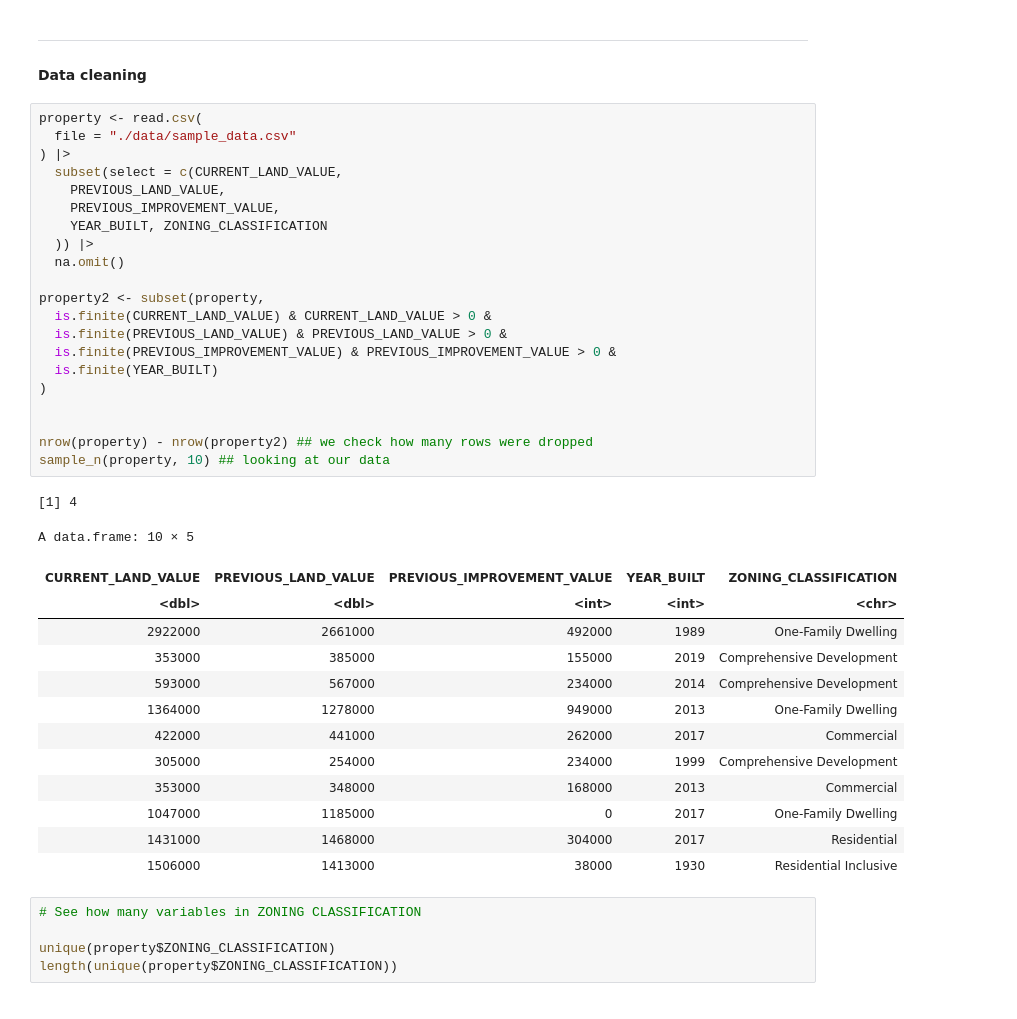
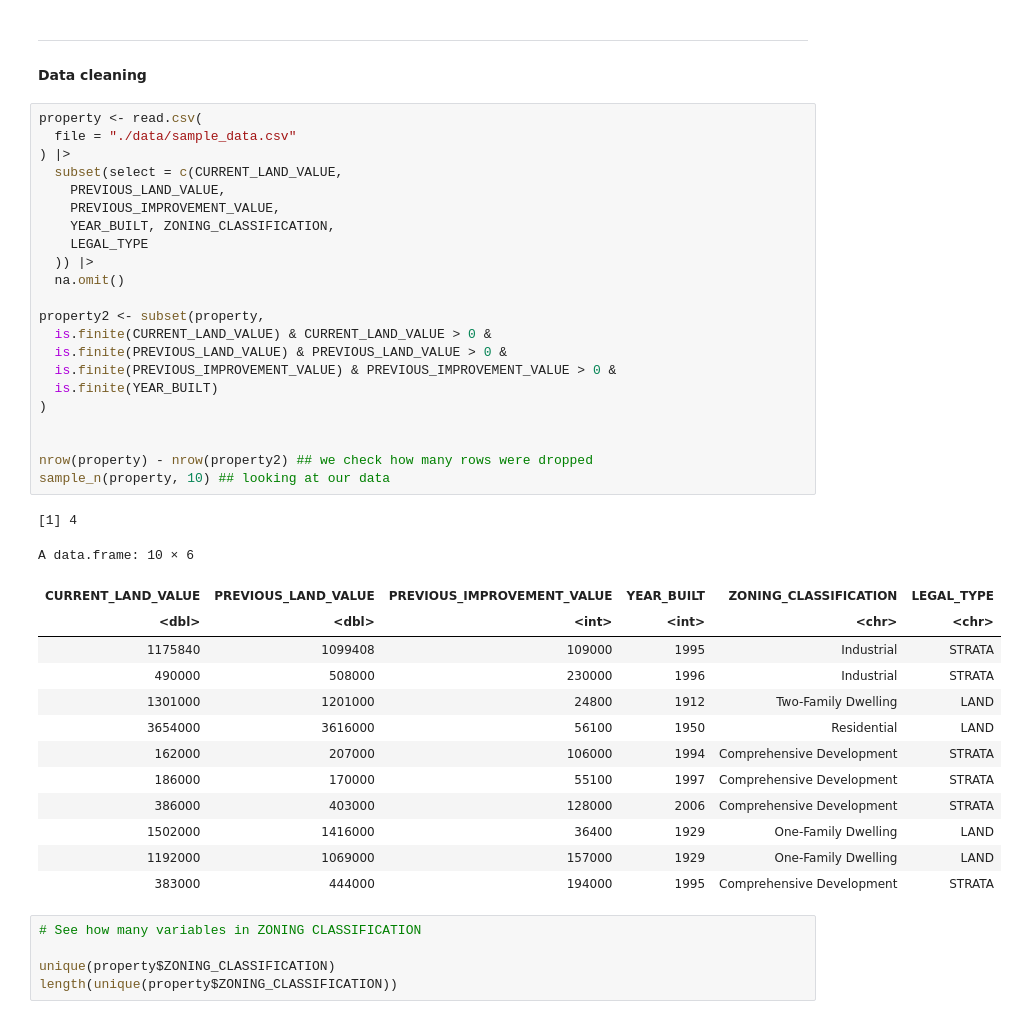
Before and after one commit to drrnaxl/STAT-306-Project, a Jupyter notebook: STAT_306_with_zoning.ipynb, the cells around one changed output. Saved outputs shown, nothing was run; the diff lists cells and outputs as text.

Commit message:
Added LEGAL_TYPE into property data and made 2 new additive models: only LEGAL_TYPE, and  both ZONE_SIMPLE and LEGAL_TYPE,

```diff
--- a/STAT_306_with_zoning.ipynb
+++ b/STAT_306_with_zoning.ipynb
@@ -32,39 +32,40 @@ Warning message:
 # %%
 property <- read.csv(
   file = "./data/sample_data.csv"
 ) |>
   subset(select = c(CURRENT_LAND_VALUE,
     PREVIOUS_LAND_VALUE,
     PREVIOUS_IMPROVEMENT_VALUE,
-    YEAR_BUILT, ZONING_CLASSIFICATION
+    YEAR_BUILT, ZONING_CLASSIFICATION,
+    LEGAL_TYPE
   )) |>
   na.omit()
 
 property2 <- subset(property,
   is.finite(CURRENT_LAND_VALUE) & CURRENT_LAND_VALUE > 0 &
   is.finite(PREVIOUS_LAND_VALUE) & PREVIOUS_LAND_VALUE > 0 &
   is.finite(PREVIOUS_IMPROVEMENT_VALUE) & PREVIOUS_IMPROVEMENT_VALUE > 0 &
   is.finite(YEAR_BUILT)
 )
 
 
 nrow(property) - nrow(property2) ## we check how many rows were dropped
 sample_n(property, 10) ## looking at our data
 # %% [output]
 [1] 4
-A data.frame: 10 × 5
+A data.frame: 10 × 6
-| CURRENT_LAND_VALUE | PREVIOUS_LAND_VALUE | PREVIOUS_IMPROVEMENT_VALUE | YEAR_BUILT | ZONING_CLASSIFICATION |
-| <dbl> | <dbl> | <int> | <int> | <chr> |
-| 2922000 | 2661000 | 492000 | 1989 | One-Family Dwelling |
-| 353000 | 385000 | 155000 | 2019 | Comprehensive Development |
-| 593000 | 567000 | 234000 | 2014 | Comprehensive Development |
-| 1364000 | 1278000 | 949000 | 2013 | One-Family Dwelling |
-| 422000 | 441000 | 262000 | 2017 | Commercial |
-| 305000 | 254000 | 234000 | 1999 | Comprehensive Development |
-| 353000 | 348000 | 168000 | 2013 | Commercial |
-| 1047000 | 1185000 | 0 | 2017 | One-Family Dwelling |
-| 1431000 | 1468000 | 304000 | 2017 | Residential |
-| 1506000 | 1413000 | 38000 | 1930 | Residential Inclusive |
+| CURRENT_LAND_VALUE | PREVIOUS_LAND_VALUE | PREVIOUS_IMPROVEMENT_VALUE | YEAR_BUILT | ZONING_CLASSIFICATION | LEGAL_TYPE |
+| <dbl> | <dbl> | <int> | <int> | <chr> | <chr> |
+| 1175840 | 1099408 | 109000 | 1995 | Industrial | STRATA |
+| 490000 | 508000 | 230000 | 1996 | Industrial | STRATA |
+| 1301000 | 1201000 | 24800 | 1912 | Two-Family Dwelling | LAND |
+| 3654000 | 3616000 | 56100 | 1950 | Residential | LAND |
+| 162000 | 207000 | 106000 | 1994 | Comprehensive Development | STRATA |
+| 186000 | 170000 | 55100 | 1997 | Comprehensive Development | STRATA |
+| 386000 | 403000 | 128000 | 2006 | Comprehensive Development | STRATA |
+| 1502000 | 1416000 | 36400 | 1929 | One-Family Dwelling | LAND |
+| 1192000 | 1069000 | 157000 | 1929 | One-Family Dwelling | LAND |
+| 383000 | 444000 | 194000 | 1995 | Comprehensive Development | STRATA |
 # %%
 # See how many variables in ZONING CLASSIFICATION
 
```
Also changed, not shown: parts of 5 cells of this notebook.
